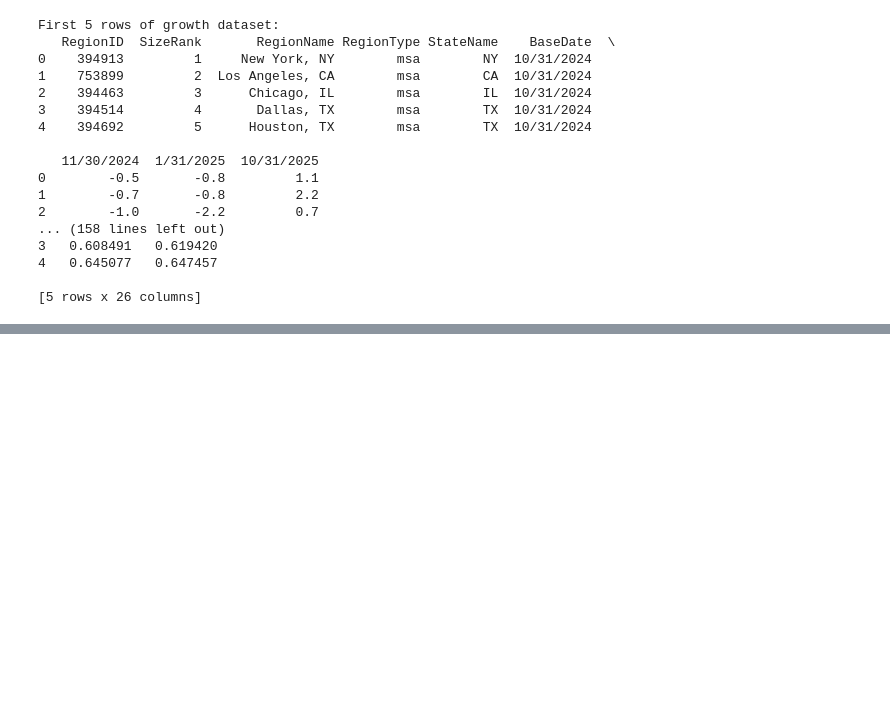
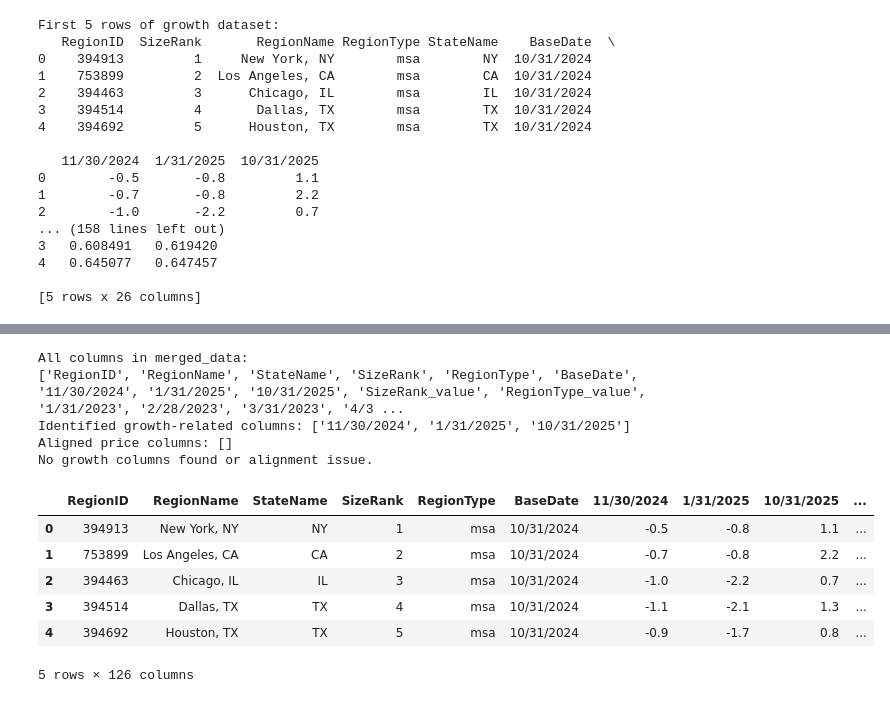
Before and after one commit to DavidBraun777/final-group-project-seis-631, a Jupyter notebook: data_Q5/q5-david.ipynb, the cells around one changed output, grey strips where cells are left out. Drawn from its saved outputs; the diff is of its cells as text; code cells hidden in the pictures; blank space fills up the shorter version.

```diff
--- a/data_Q5/q5-david.ipynb
+++ b/data_Q5/q5-david.ipynb
@@ -47,0 +63,15 @@ First 5 rows of growth dataset:
+# %%
+# Merge datasets on RegionID, RegionName, and StateName
+key_columns = ["RegionID", "RegionName", "StateName"]
+
+# Reduce to time-series data for simplicity (assuming alignment by RegionID)
+merged_data = dataframes["value"][key_columns].copy()
+
+# Merge other datasets
+for name, df in dataframes.items():
+    time_columns = [col for col in df.columns if col not in key_columns]
+    df_reduced = df[key_columns + time_columns]
+    merged_data = pd.merge(merged_data, df_reduced, on=key_columns, suffixes=('', f'_{name}'))
+
+# Inspect the merged structure
+merged_data.head(), merged_data.columns.tolist()
@@ -47,0 +130,41 @@ First 5 rows of growth dataset:
+# %%
+# Inspect column names to identify growth-related columns
+print("All columns in merged_data:")
+print(merged_data.columns.tolist())
+
+# Adjust growth column selection based on actual column names
+# Assuming growth columns correspond to specific date patterns or ranges
+growth_columns = [col for col in merged_data.columns if col in ['11/30/2024', '1/31/2025', '10/31/2025']]
+print("Identified growth-related columns:", growth_columns)
+
+# Ensure alignment between price and growth columns
+aligned_price_columns = [col for col in price_columns if any(date in col for date in growth_columns)]
+print("Aligned price columns:", aligned_price_columns)
+
+# Re-attempt calculation if growth columns are identified
+if aligned_price_columns and growth_columns:
+    upgrade_costs = merged_data[aligned_price_columns].values * merged_data[growth_columns].values
+    upgrade_costs_df = pd.DataFrame(
+        upgrade_costs,
+        columns=[col.replace("median_price", "upgrade_costs") for col in aligned_price_columns],
+        index=merged_data.index
+    )
+    merged_data_with_upgrades = pd.concat([merged_data, upgrade_costs_df], axis=1)
+else:
+    print("No growth columns found or alignment issue.")
+
+# Inspect the result
+merged_data_with_upgrades.head() if 'merged_data_with_upgrades' in locals() else merged_data.head()
+# %% [output]
+All columns in merged_data:
+['RegionID', 'RegionName', 'StateName', 'SizeRank', 'RegionType', 'BaseDate', '11/30/2024', '1/31/2025', '10/31/2025', 'SizeRank_value', 'RegionType_value', '1/31/2023', '2/28/2023', '3/31/2023', '4/3 ...
+Identified growth-related columns: ['11/30/2024', '1/31/2025', '10/31/2025']
+Aligned price columns: []
+No growth columns found or alignment issue.
+|  | RegionID | RegionName | StateName | SizeRank | RegionType | BaseDate | 11/30/2024 | 1/31/2025 | 10/31/2025 | ... |
+| 0 | 394913 | New York, NY | NY | 1 | msa | 10/31/2024 | -0.5 | -0.8 | 1.1 | ... |
+| 1 | 753899 | Los Angeles, CA | CA | 2 | msa | 10/31/2024 | -0.7 | -0.8 | 2.2 | ... |
+| 2 | 394463 | Chicago, IL | IL | 3 | msa | 10/31/2024 | -1.0 | -2.2 | 0.7 | ... |
+| 3 | 394514 | Dallas, TX | TX | 4 | msa | 10/31/2024 | -1.1 | -2.1 | 1.3 | ... |
+| 4 | 394692 | Houston, TX | TX | 5 | msa | 10/31/2024 | -0.9 | -1.7 | 0.8 | ... |
+5 rows × 126 columns
```
Also changed, not shown: parts of 9 cells of this notebook, 2 other files.
